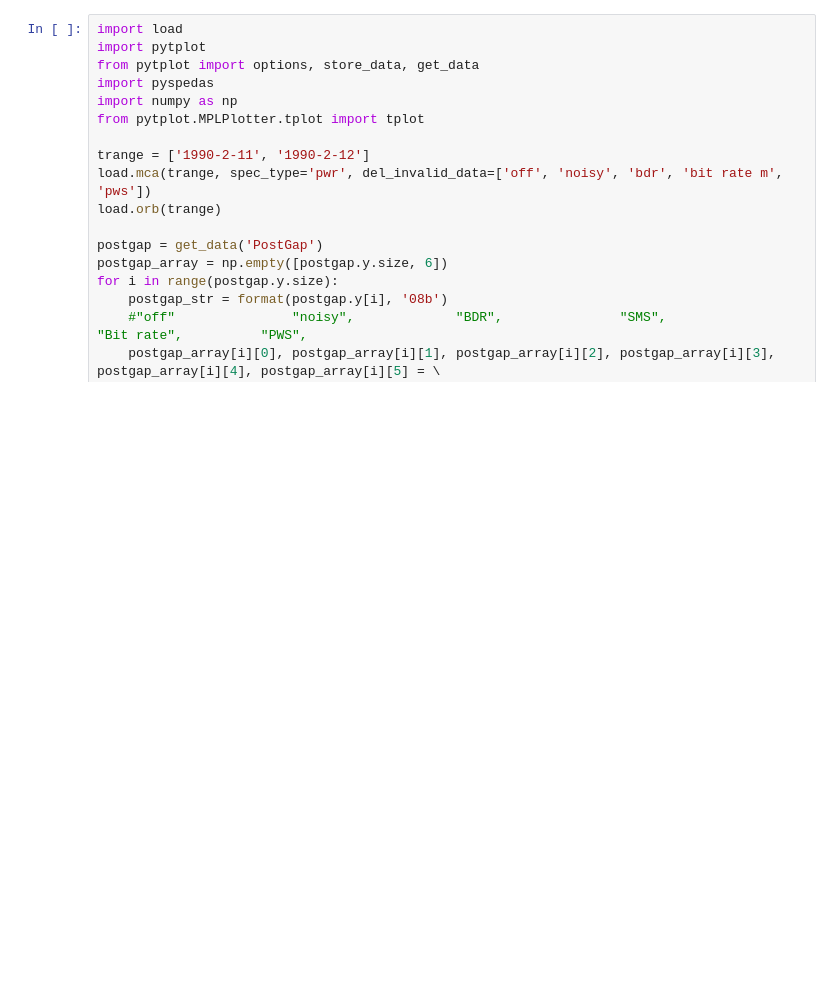
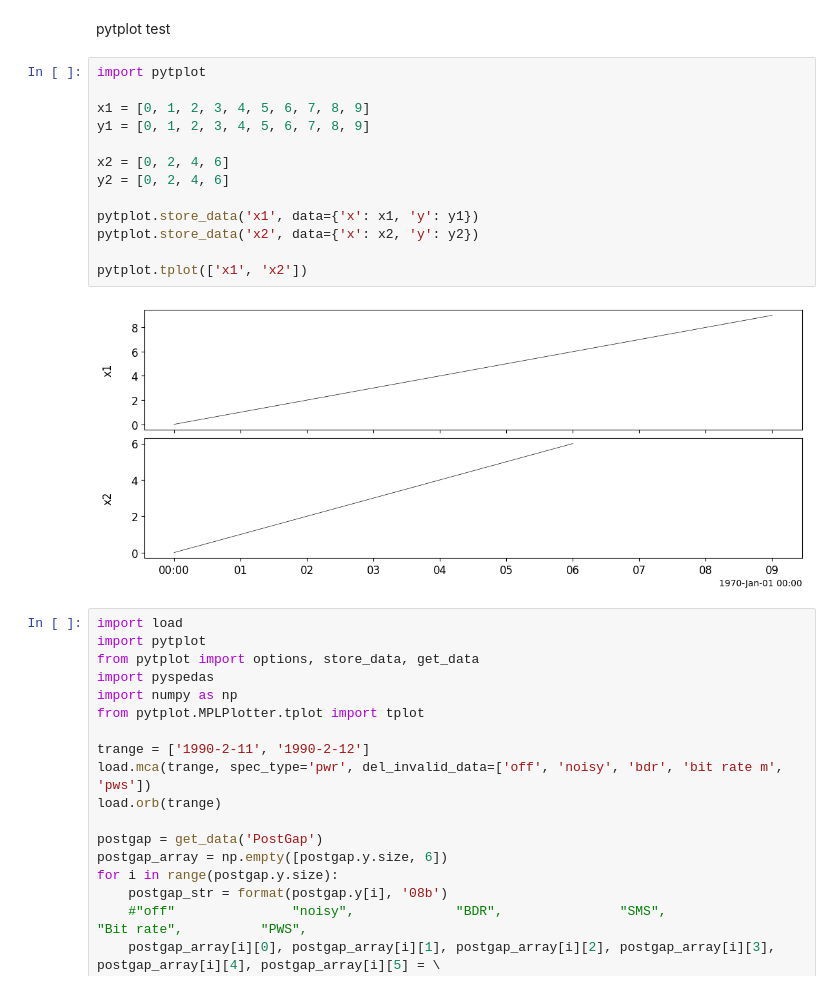
Before and after one commit to shuji-onosawa/akebono_analysis, a Jupyter notebook: src/Akebono_analysis.ipynb, the cells around one changed output. Cells and saved outputs as stored; diff of their text form; blank space fills up the shorter version.

```diff
--- a/src/Akebono_analysis.ipynb
+++ b/src/Akebono_analysis.ipynb
@@ -46,3 +44,20 @@ print(B_sms_matrix)
+# %% [markdown]
+pytplot test
+# %%
+import pytplot
+
+x1 = [0, 1, 2, 3, 4, 5, 6, 7, 8, 9]
+y1 = [0, 1, 2, 3, 4, 5, 6, 7, 8, 9]
+
+x2 = [0, 2, 4, 6]
+y2 = [0, 2, 4, 6]
+
+pytplot.store_data('x1', data={'x': x1, 'y': y1})
+pytplot.store_data('x2', data={'x': x2, 'y': y2})
+
+pytplot.tplot(['x1', 'x2'])
+# %% [output]
+[figure, added]
 # %%
 import load
 import pytplot
```
Also changed, not shown: parts of 11 cells of this notebook, 3 other files.
